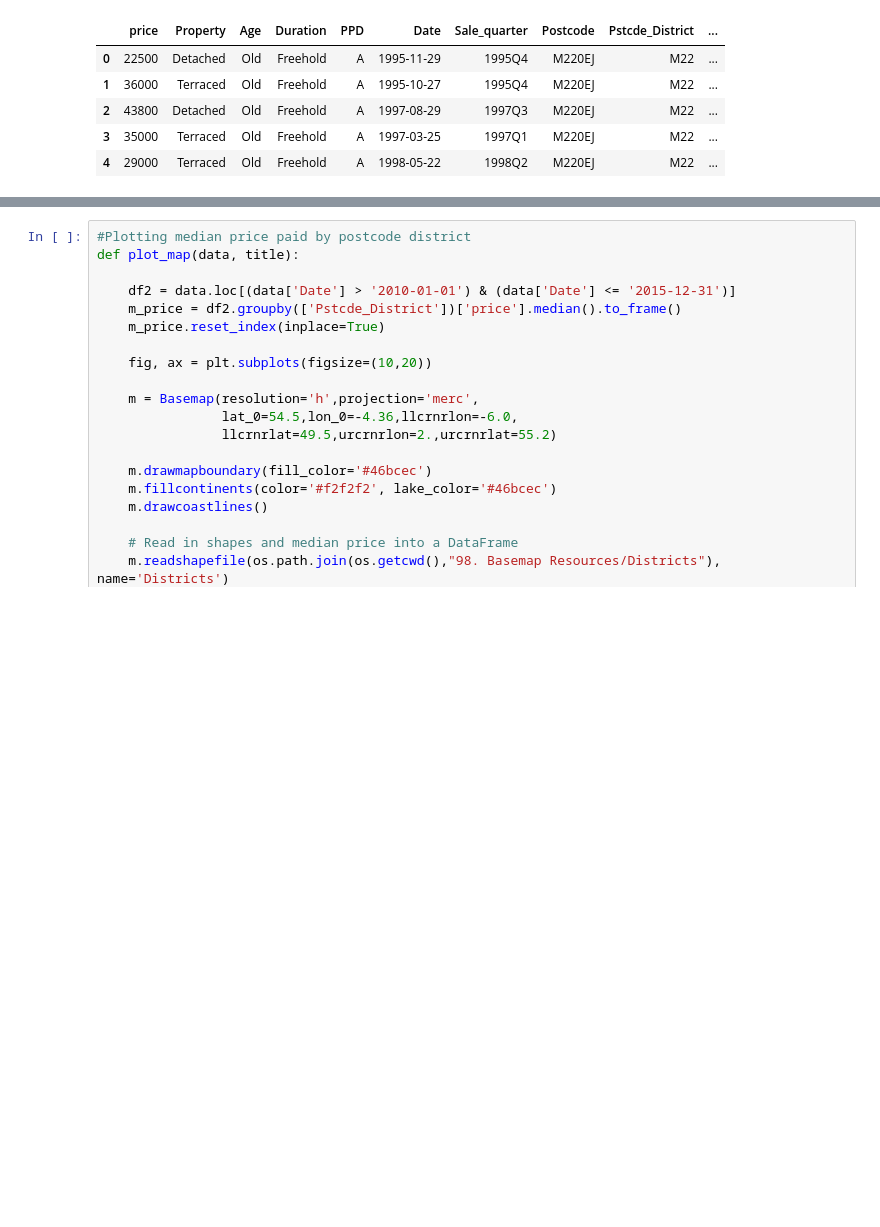
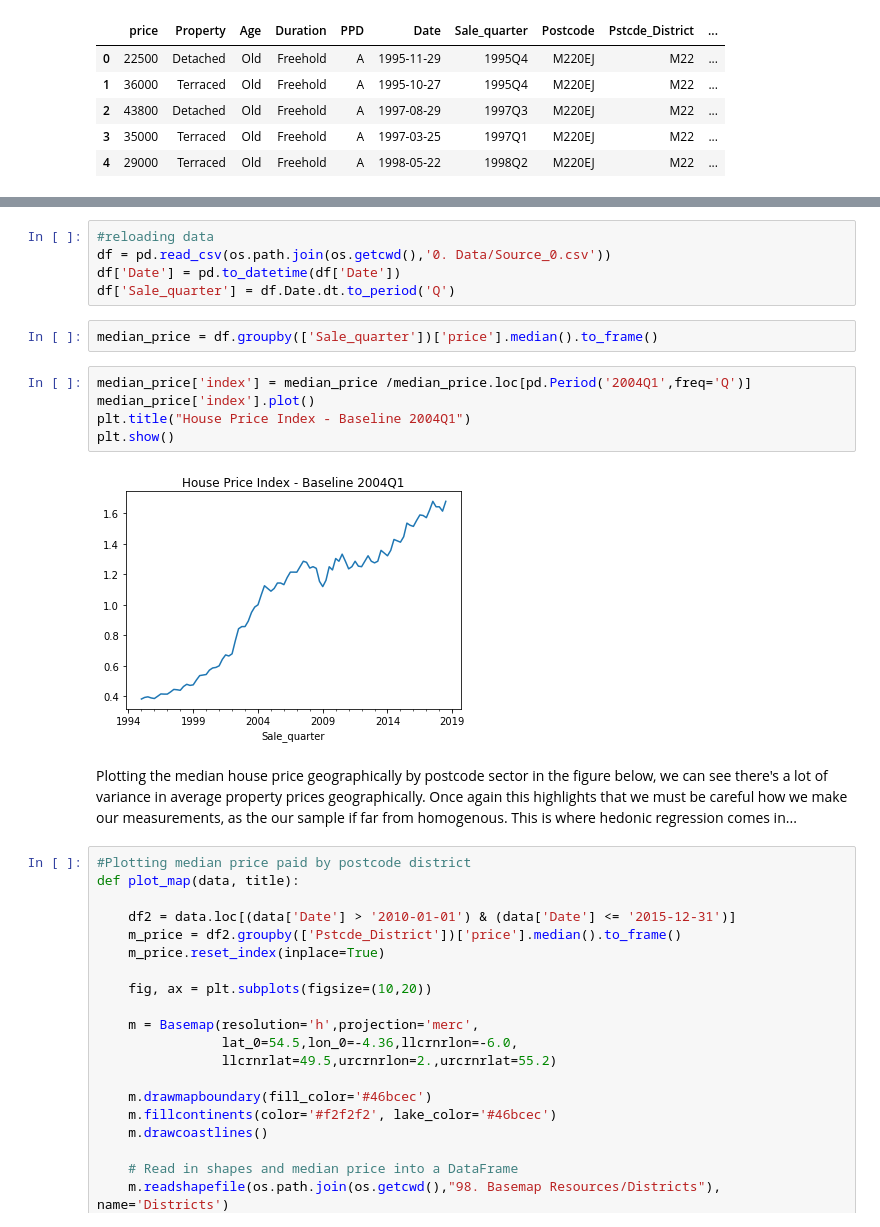
Before and after one commit to Cemlyn/UK-Housing-Market, a Jupyter notebook: House_Price_Index.ipynb, the cells around one changed output, grey strips where cells are left out. Cells and saved outputs as stored; diff of their text form; blank space fills up the shorter version.

```diff
--- a/House_Price_Index.ipynb
+++ b/House_Price_Index.ipynb
@@ -225,3 +238,19 @@ Now that we've processed our data lets actually do some analysis. Plotting the m
+# %%
+#reloading data
+df = pd.read_csv(os.path.join(os.getcwd(),'0. Data/Source_0.csv'))
+df['Date'] = pd.to_datetime(df['Date'])
+df['Sale_quarter'] = df.Date.dt.to_period('Q')
+# %%
+median_price = df.groupby(['Sale_quarter'])['price'].median().to_frame()
+# %%
+median_price['index'] = median_price /median_price.loc[pd.Period('2004Q1',freq='Q')]
+median_price['index'].plot()
+plt.title("House Price Index - Baseline 2004Q1")
+plt.show()
+# %% [output]
+[figure, added]
+# %% [markdown]
+Plotting the median house price geographically by postcode sector in the figure below, we can see there's a lot of variance in average property prices geographically. Once again this highlights that we must be careful how we make our measurements, as the our sample if far from homogenous. This is where hedonic regression comes in...
 # %%
 #Plotting median price paid by postcode district
 def plot_map(data, title):
```
Also changed, not shown: parts of 26 cells of this notebook.
